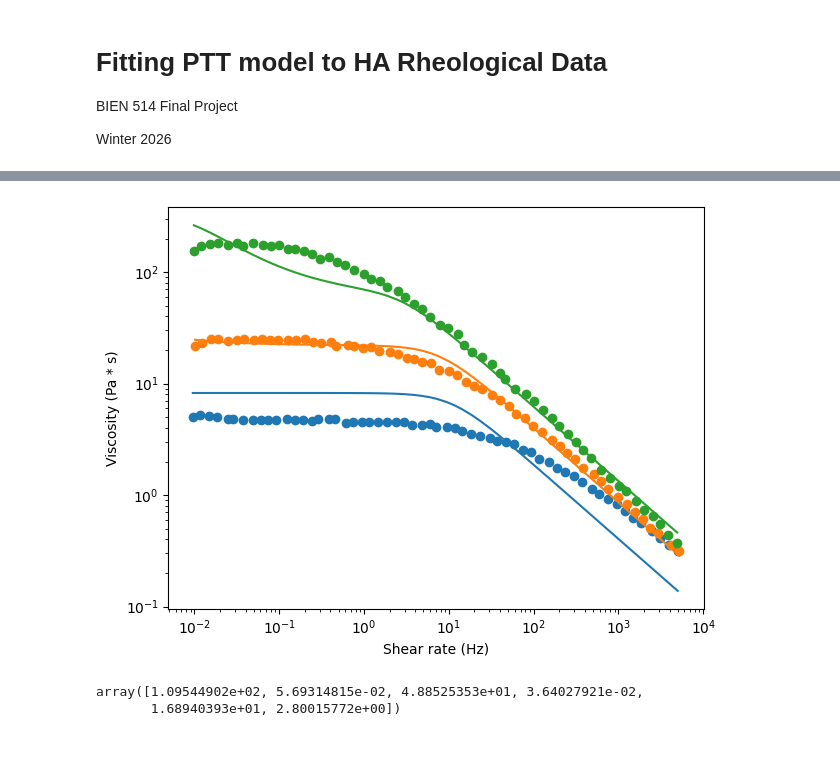
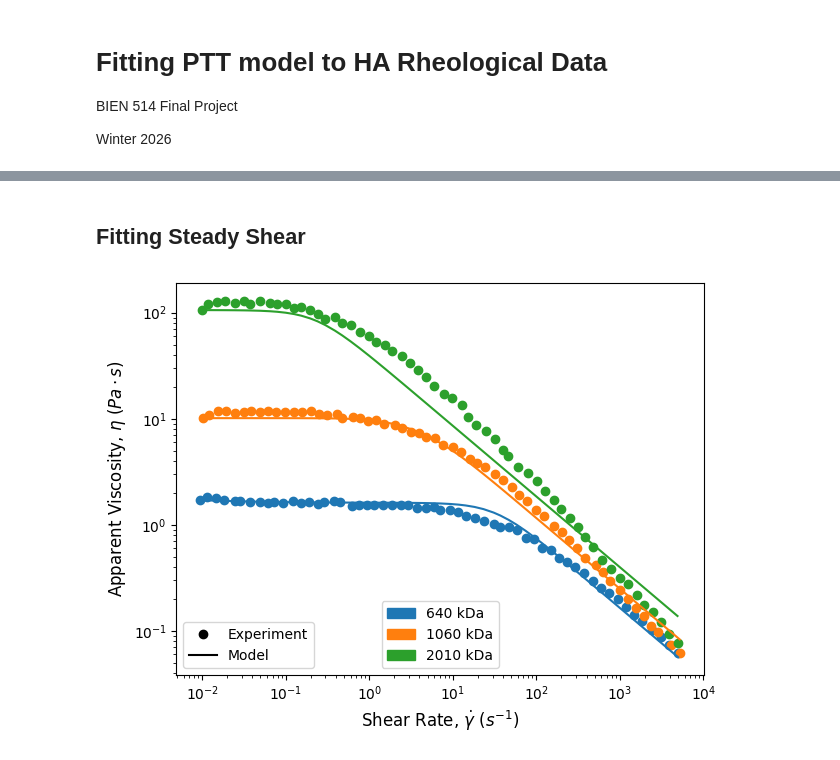
Before and after one commit to apz62/BIEN-514, a Jupyter notebook: Final Project.ipynb, the cells around one changed output, grey strips where cells are left out. Drawn from its saved outputs; the diff is of its cells as text; code cells hidden in the pictures.

```diff
--- a/Final Project.ipynb
+++ b/Final Project.ipynb
@@ -96 +184,3 @@ fig.savefig('saos.svg')
+# %% [markdown]
+## Fitting Steady Shear
 # %%
@@ -128,2 +225,12 @@ def steady_fit(data, saos_popt):
     return popt
+# %%
+def plot_steady(data, ax, weight:str):
+    ax.scatter(data['Shear rate'], data['Viscosity'], label=rf'{weight}')
+    ax.plot(data['Shear rate'], data['Fit'], label=r'$\eta(\dot{\gamma})$')
+
+    ax.set_xscale('log')
+    ax.set_yscale('log')
+
+    ax.set_xlabel(r'Shear Rate, $\dot{\gamma}$ $(s^{-1})$', size=12)
+    ax.set_ylabel(r'Apparent Viscosity, $\eta$ $(Pa \cdot s)$', size=12)
 # %%
@@ -133,25 +240,28 @@ steadyfit_2010 = steady_fit(steady2010, saosfit_2010)
-# %%
-def plot_steady(data, ax):
-    ax.scatter(data['Shear rate'], data['Viscosity'])
-    ax.plot(data['Shear rate'], data['Fit'])
-
-    ax.set_xscale('log')
-    ax.set_yscale('log')
-
-    ax.set_xlabel('Shear rate (Hz)')
-    ax.set_ylabel('Viscosity (Pa * s)')
-# %%
-fig, ax = plt.subplots(1, 1)
-
-plot_steady(steady640, ax)
-plot_steady(steady1060, ax)
-plot_steady(steady2010, ax)
-
-fig.tight_layout()
-# %% [output]
-[figure, removed]
-# %%
-steadyfit_1060
-# %% [output]
-array([1.09544902e+02, 5.69314815e-02, 4.88525353e+01, 3.64027921e-02,
-       1.68940393e+01, 2.80015772e+00])
+# %%
+fig, ax = plt.subplots(1, 1)
+
+plot_steady(steady640, ax, '640 kDa')
+plot_steady(steady1060, ax, '1060 kDa')
+plot_steady(steady2010, ax, '2010 kDa')
+
+mw_handles = [Patch(color='tab:blue', label='640 kDa'),
+            Patch(color='tab:orange', label='1060 kDa'),
+            Patch(color='tab:green', label='2010 kDa')]
+
+mw_legend = ax.legend(handles=mw_handles, loc='lower center')
+ax.add_artist(mw_legend)
+
+mod_handles = [
+    Line2D([0], [0], color='black', marker='o', ls=''),
+    Line2D([0], [0], color='black', ls='-'),
+]
+
+mod_labels = [r"Experiment",
+              r"Model"]
+
+ax.legend(handles=mod_handles, labels=mod_labels, loc='lower left')
+
+fig.tight_layout()
+fig.savefig('steady.svg')
+# %% [output]
+[figure, added]
```
Also changed, not shown: parts of 21 cells of this notebook, 3 other files.
